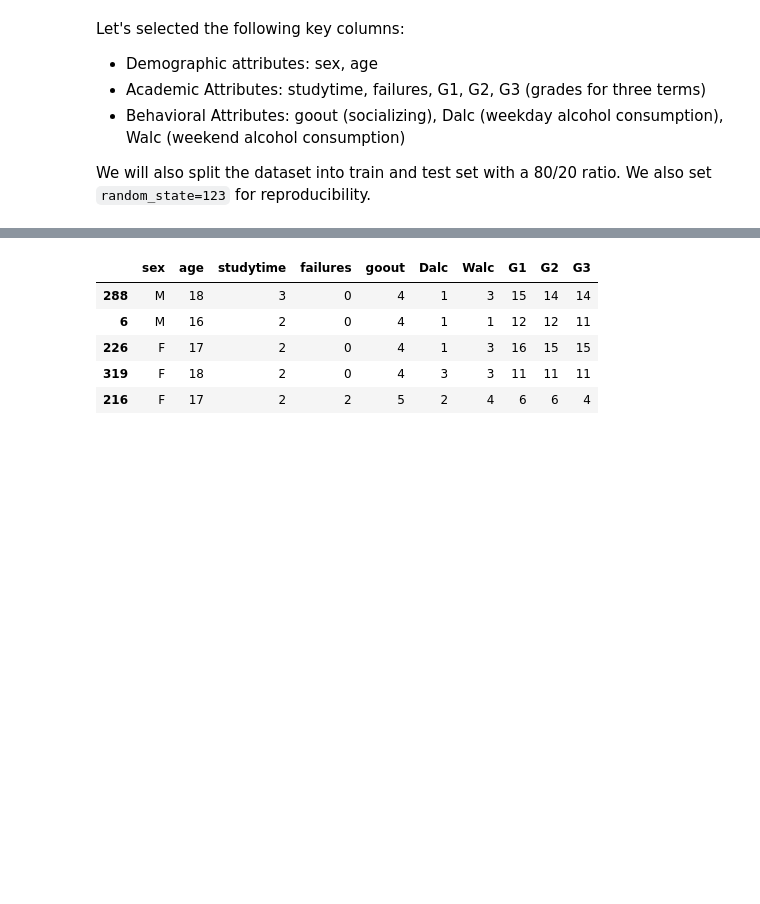
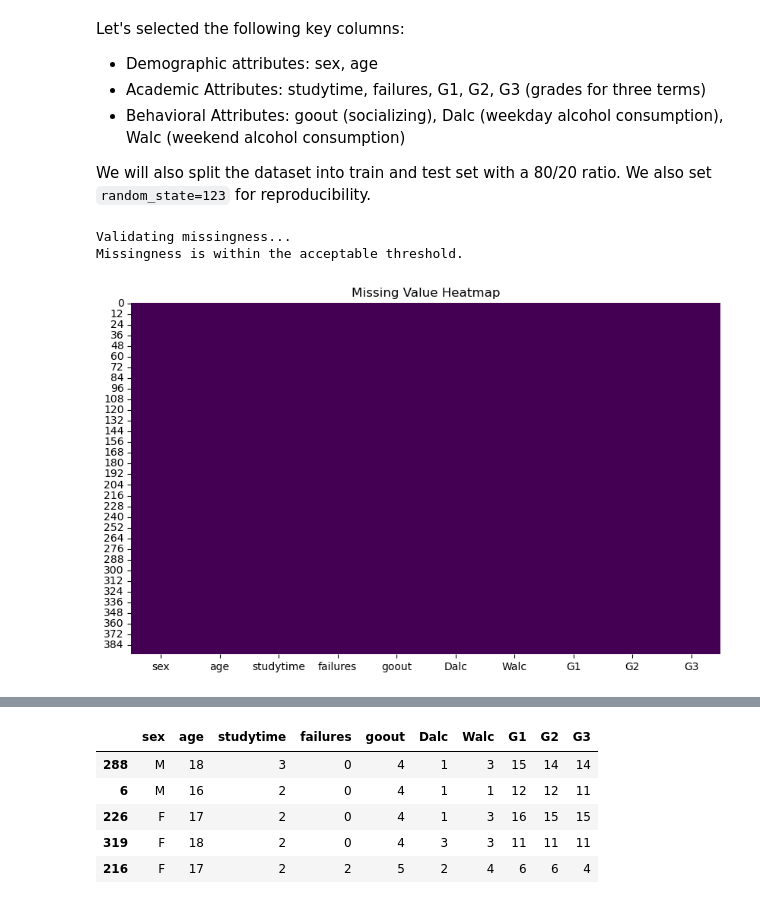
Before and after one commit to UBC-MDS/dsci-522-group-23, a Jupyter notebook: notebooks/student_performance_predictor_report.ipynb, the cells around one changed output, grey strips where cells are left out. Cells and saved outputs as stored; diff of their text form; code cells hidden in the pictures; blank space fills up the shorter version.

Commit message:
validation for missingness and target distribution

```diff
--- a/notebooks/student_performance_predictor_report.ipynb
+++ b/notebooks/student_performance_predictor_report.ipynb
@@ -197,3 +198,27 @@ schema = pa.DataFrameSchema(
 )
 
 schema.validate(subset_df, lazy=True);
+# %%
+# Missingness Not Beyond Expected Threshold
+def validate_missingness(data: pd.DataFrame, threshold: float = 0.05) -> None:
+    """Check if missing values are within the acceptable threshold and visualize them."""
+    print("Validating missingness...")
+    missing_percentage = data.isnull().mean()
+    above_threshold = missing_percentage[missing_percentage > threshold]
+
+    if above_threshold.empty:
+        print("Missingness is within the acceptable threshold.")
+    else:
+        print(f"Columns with missing values beyond threshold ({threshold}):")
+        print(above_threshold)
+
+    # To visualize missingness
+    plt.figure(figsize=(10, 6))
+    sns.heatmap(data.isnull(), cbar=False, cmap="viridis")
+    plt.title("Missing Value Heatmap")
+    plt.show()
+validate_missingness(subset_df)
+# %% [output]
+Validating missingness...
+Missingness is within the acceptable threshold.
+[figure, added]
```
Also changed, not shown: parts of 3 cells of this notebook.
